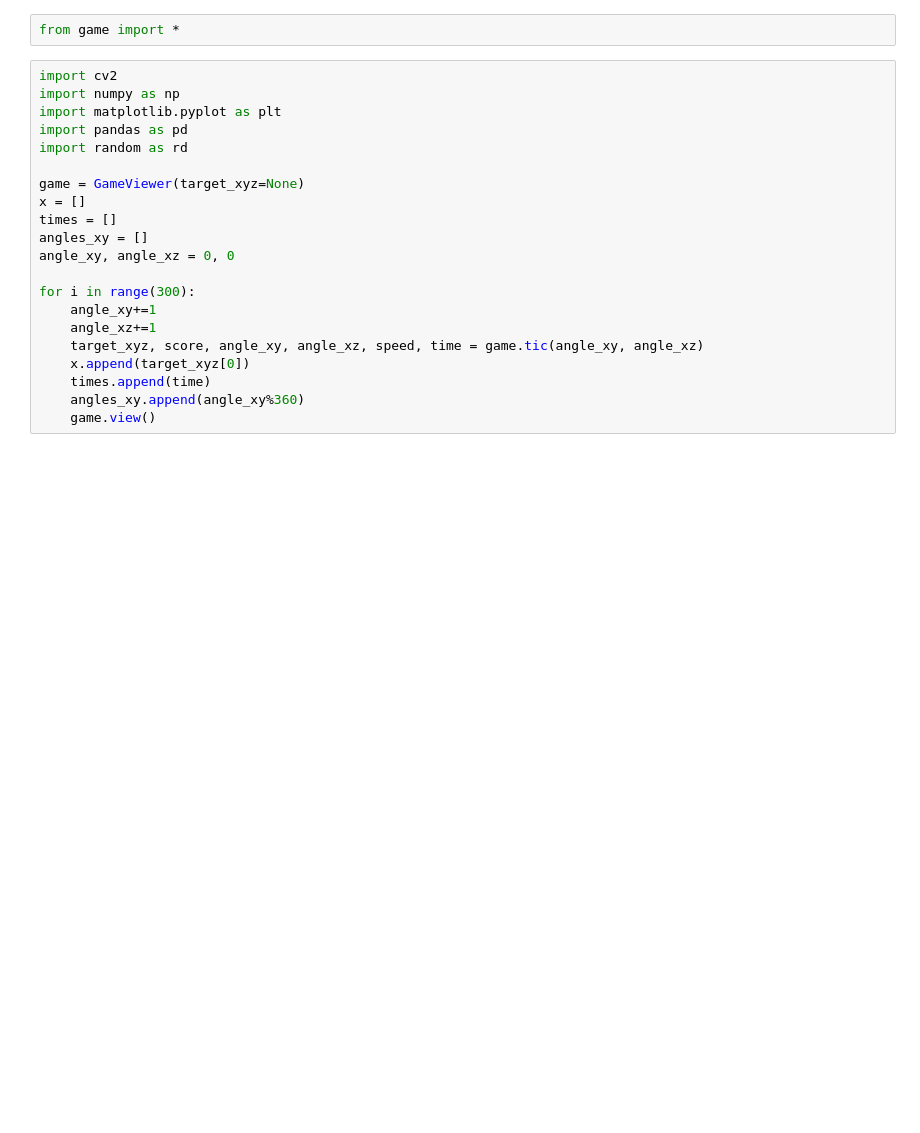
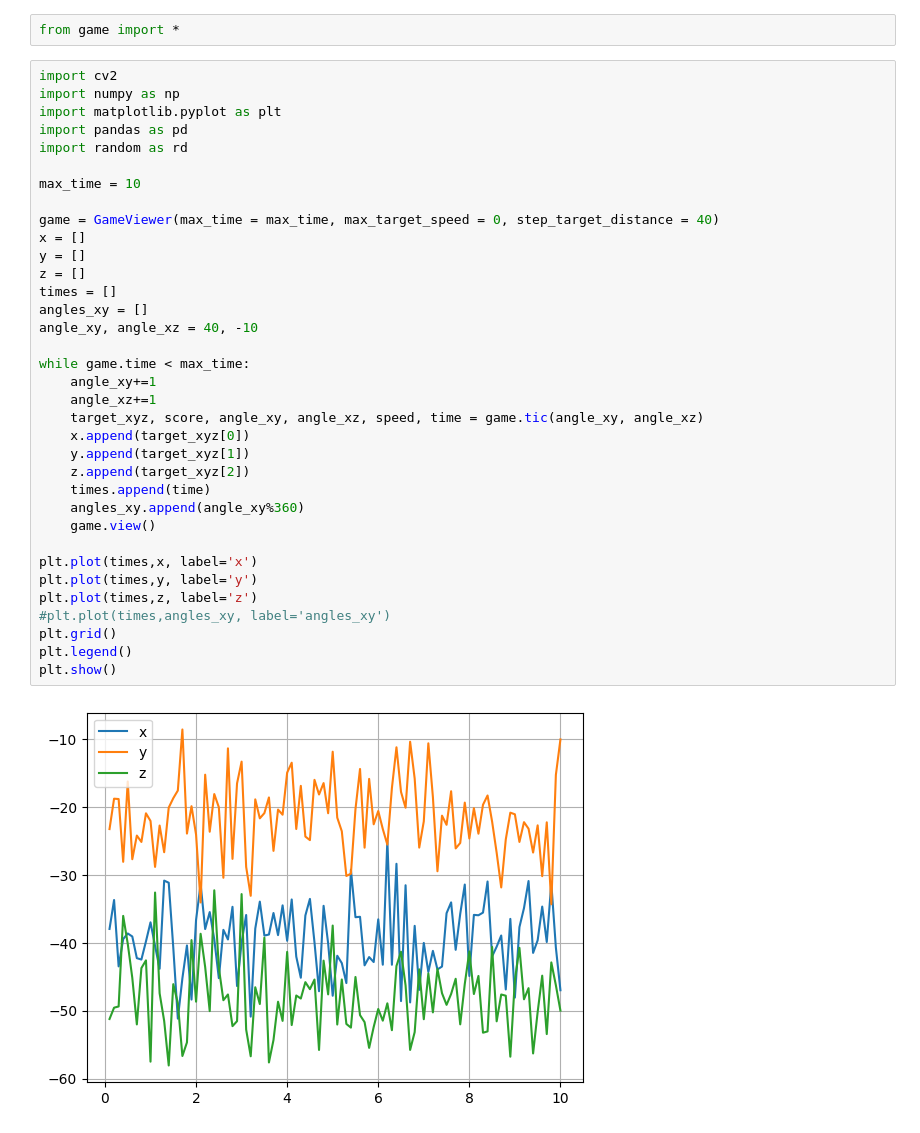
Before and after one commit to Akuva2001/MOU-Game-WaterGun, a Jupyter notebook: MOUGAME.ipynb, the cells around one changed output. Cells and saved outputs as stored; diff of their text form; blank space fills up the shorter version.

```diff
--- a/MOUGAME.ipynb
+++ b/MOUGAME.ipynb
@@ -3,22 +3,38 @@ from game import *
 # %%
 import cv2
 import numpy as np
 import matplotlib.pyplot as plt
 import pandas as pd
 import random as rd
 
-game = GameViewer(target_xyz=None)
+max_time = 10
+
+game = GameViewer(max_time = max_time, max_target_speed = 0, step_target_distance = 40)
 x = []
+y = []
+z = []
 times = []
 angles_xy = []
-angle_xy, angle_xz = 0, 0
+angle_xy, angle_xz = 40, -10
 
-for i in range(300):
+while game.time < max_time:
     angle_xy+=1
     angle_xz+=1
     target_xyz, score, angle_xy, angle_xz, speed, time = game.tic(angle_xy, angle_xz)
     x.append(target_xyz[0])
+    y.append(target_xyz[1])
+    z.append(target_xyz[2])
     times.append(time)
     angles_xy.append(angle_xy%360)
     game.view()
+
+plt.plot(times,x, label='x')
+plt.plot(times,y, label='y')
+plt.plot(times,z, label='z')
+#plt.plot(times,angles_xy, label='angles_xy')
+plt.grid()
+plt.legend()
+plt.show()
+# %% [output]
+[figure, added]
 # %%
```
Also changed, not shown: parts of 4 cells of this notebook, 1 other file.
